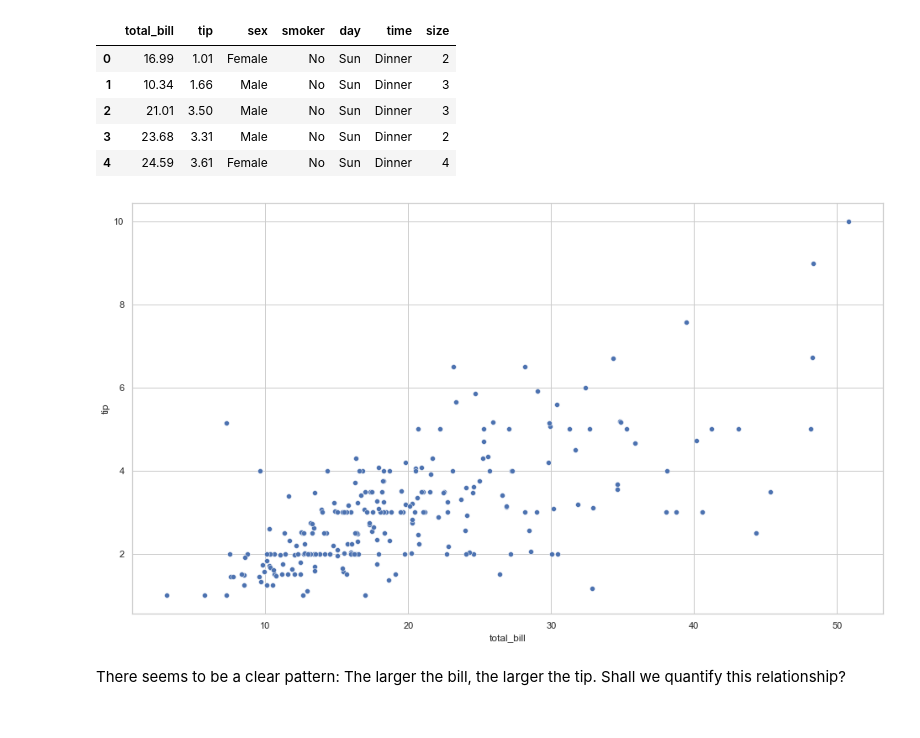
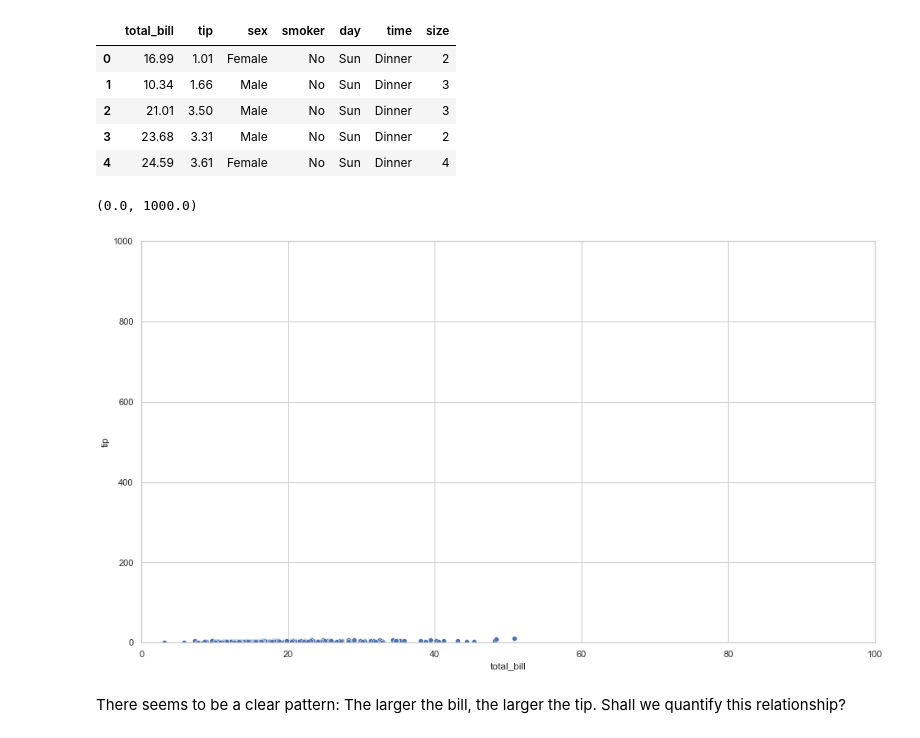
Before and after one commit to Ironhack-Data-Madrid-Febrero-2021/Classroom-Materials, a Jupyter notebook: module-2/6-intro-statistics.ipynb, the cells around one changed output. Cells and saved outputs as stored; diff of their text form; code cells hidden in the pictures.

```diff
--- a/module-2/6-intro-statistics.ipynb
+++ b/module-2/6-intro-statistics.ipynb
@@ -388,9 +589,12 @@ tips.head()
 # %%
 sns.scatterplot(data=tips,
                 x="total_bill",
-                y="tip");
+                y="tip",);
+plt.xlim(0, 100)
+plt.ylim(0, 1000)
 # %% [output]
+(0.0, 1000.0)
-[figure, old version]
+[figure, new version]
 # %% [markdown]
 There seems to be a clear pattern: The larger the bill, the larger the tip. Shall we quantify this relationship?
 # %% [markdown]
```
Also changed, not shown: parts of 54 cells of this notebook.
